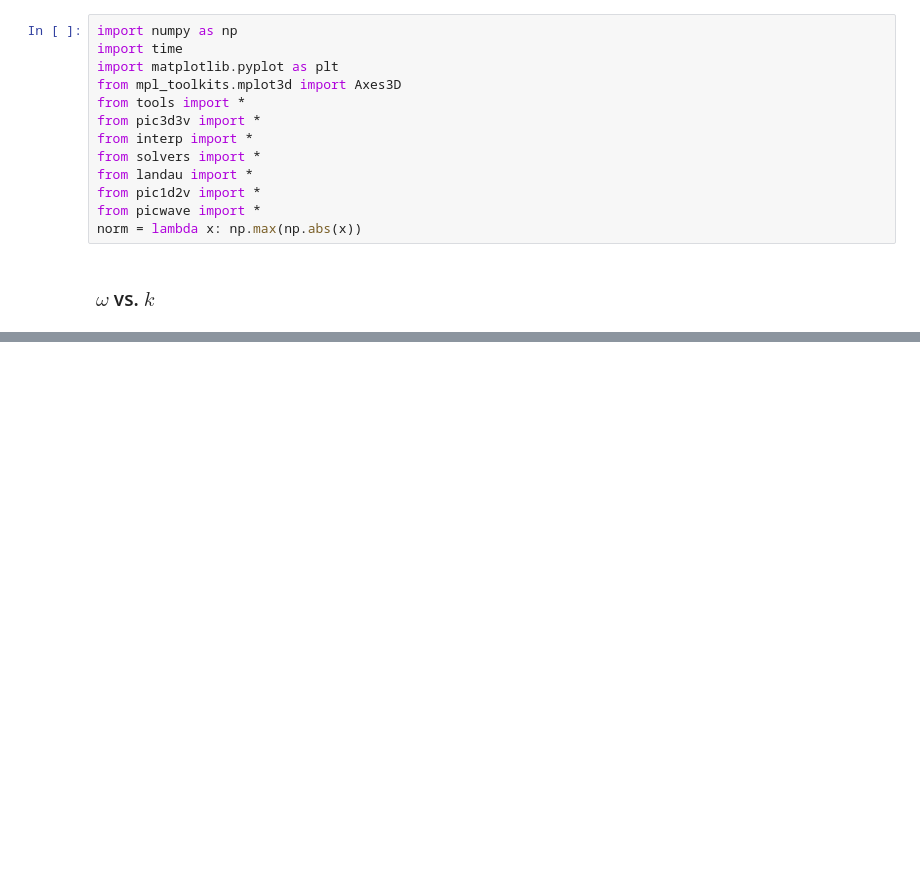
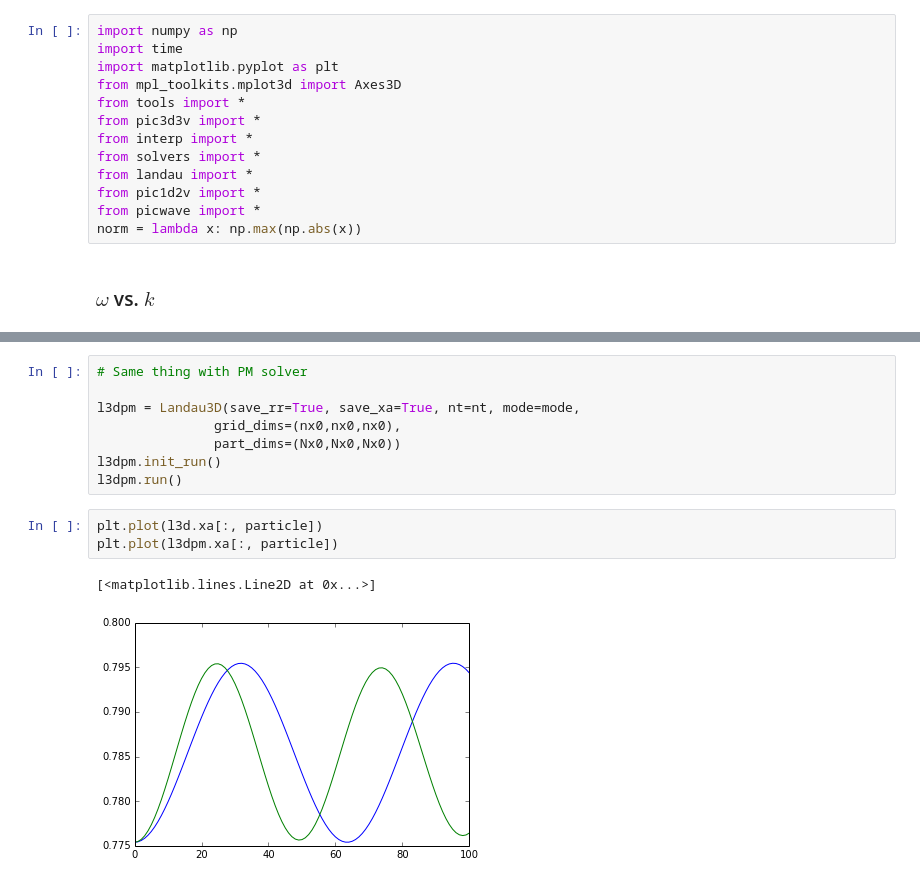
Before and after one commit to dreamer2368/py3d3v, a Jupyter notebook: py3d3v/dispersion-p3m.ipynb, the cells around one changed output, grey strips where cells are left out. Saved outputs shown, nothing was run; the diff lists cells and outputs as text; blank space fills up the shorter version.

```diff
--- a/py3d3v/dispersion-p3m.ipynb
+++ b/py3d3v/dispersion-p3m.ipynb
@@ -73,0 +164,14 @@ plt.savefig("wk_fixed_dx.png");
+# %%
+# Same thing with PM solver
+
+l3dpm = Landau3D(save_rr=True, save_xa=True, nt=nt, mode=mode,
+               grid_dims=(nx0,nx0,nx0),
+               part_dims=(Nx0,Nx0,Nx0))
+l3dpm.init_run()
+l3dpm.run()
+# %%
+plt.plot(l3d.xa[:, particle])
+plt.plot(l3dpm.xa[:, particle])
+# %% [output]
+[<matplotlib.lines.Line2D at 0x...>]
+[figure, added]
```
Also changed, not shown: parts of 6 cells of this notebook.
